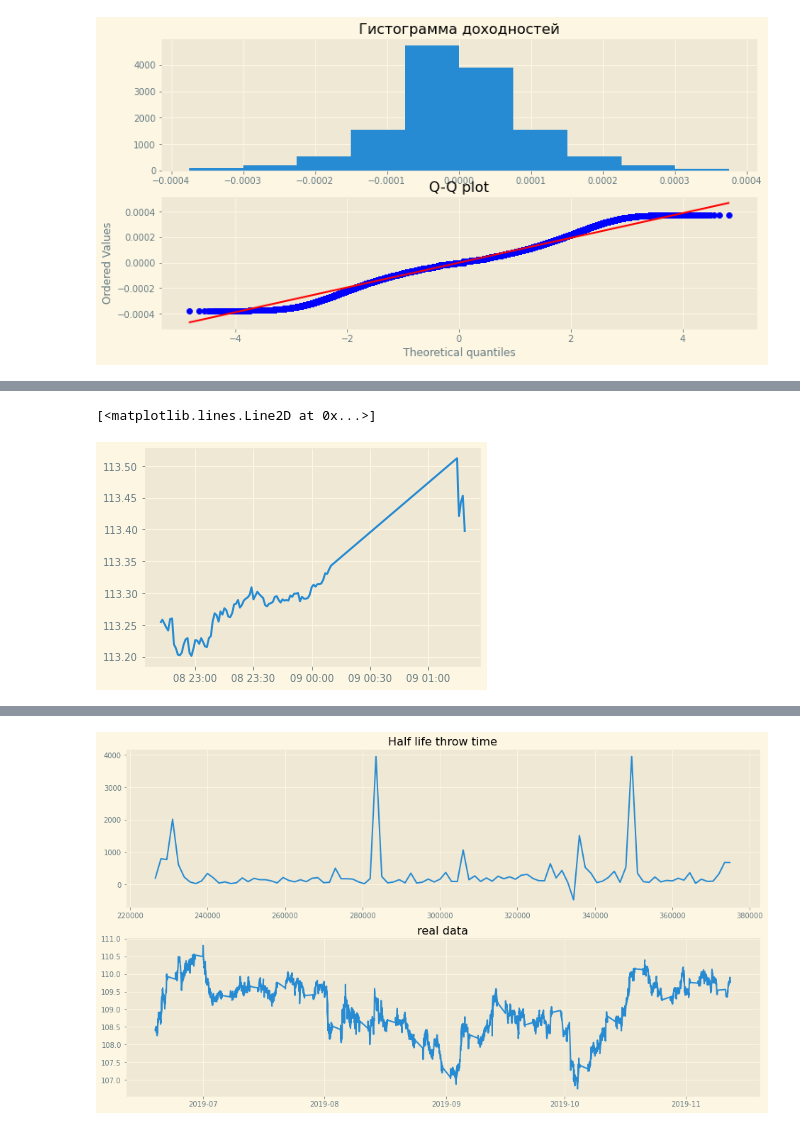
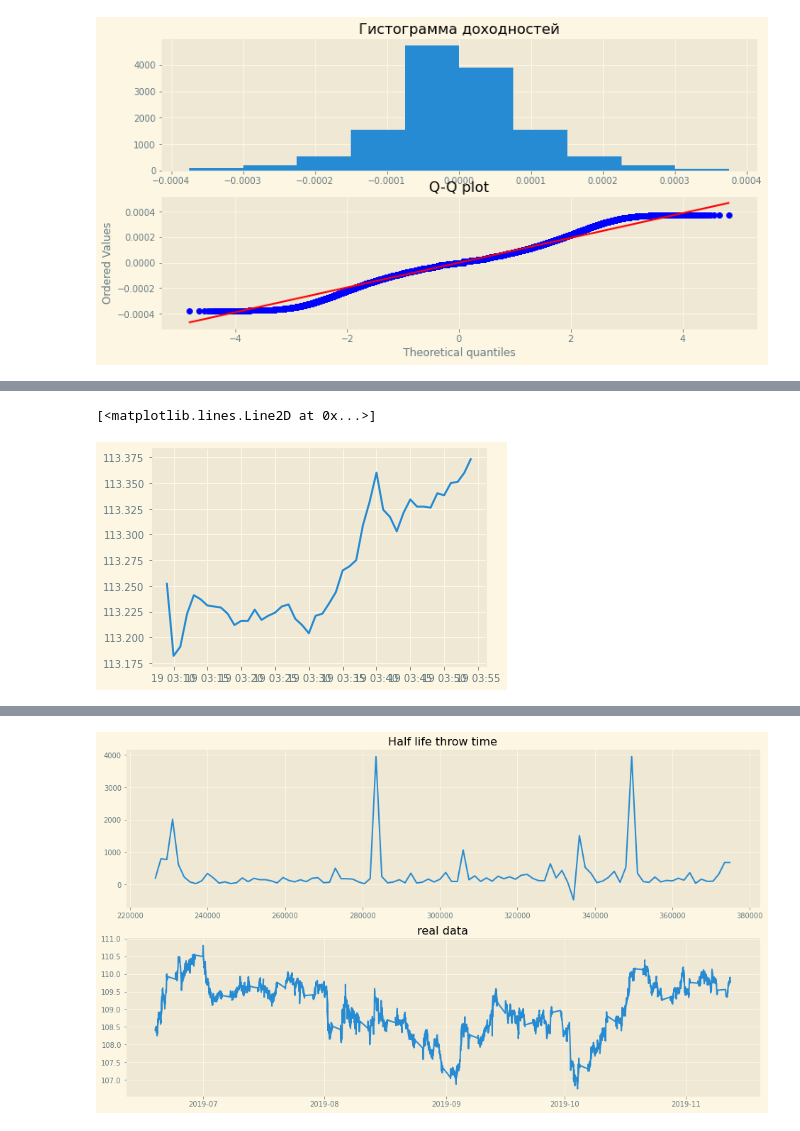
Before and after one commit to Molozey/algo-andrii, a Jupyter notebook: MeanReversion/mainPlusHalfLife.ipynb, the cells around one changed output, grey strips where cells are left out. Saved outputs shown, nothing was run; the diff lists cells and outputs as text; code cells hidden in the pictures.

```diff
--- a/MeanReversion/mainPlusHalfLife.ipynb
+++ b/MeanReversion/mainPlusHalfLife.ipynb
@@ -481,21 +481,21 @@ closePos = close_position(arrowIndex=openPOS['openIndex'], recursionFilter=0, op
 RESULT.append({**openPOS, **closePos})
 openPOS = closePos['closeIndex']
 
-for i in tqdm(range(2)):
+for i in tqdm(range(350)):
     while type(openPOS) is not dict:
             openPOS = open_position(arrowIndex=openPOS, recursionFilter=0, dataTuple=openStore, params=startParams)
 
     startParams = openPOS["params"]
     openPOS = openPOS["openDict"]
-    print(startParams)
+
+    cookedDataLocal = cook_data(df=cookedData, params=startParams)
+
+    holdStore = {"LowTuple": cookedDataLocal.low, "HighTuple": cookedDataLocal.high, "OpenTuple": cookedDataLocal.open,
+             "LightMeanTuple": cookedDataLocal.rollMean, "FatMeanTuple": cookedDataLocal.fatMean,
+             "logTuple": cookedDataLocal.logOpenPrice, "retTuple": cookedDataLocal.retOpenPrice}
 
     closePos = int(openPOS['openIndex'] + 1)
     indicatorVR = False
-    cookedDataLocal = cook_data(df=cookedData.copy().iloc[closePos - startParams["fatRollingMean"]: closePos + 10_000], params=startParams)
-    print(cookedDataLocal)
-    holdStore = {"LowTuple": cookedDataLocal.low, "HighTuple": cookedDataLocal.high, "OpenTuple": cookedDataLocal.open,
-             "LightMeanTuple": cookedDataLocal.rollMean, "FatMeanTuple": cookedDataLocal.fatMean,
-             "logTuple": cookedDataLocal.logOpenPrice, "retTuple": cookedDataLocal.retOpenPrice}
 
     timeBR = 0
     while type(closePos) is not dict:
@@ -590,8 +588,8 @@ copy_df[(copy_df.typeHolding == 'stopLoss') & (copy_df.profit > 0)]
 # %%
-plt.plot(openStore["HighTuple"].iloc[8265:9269-startParams["restAfterLoss"]])
+plt.plot(openStore["HighTuple"].iloc[47300:48256-startParams["restAfterLoss"]])
 # %% [output]
 [<matplotlib.lines.Line2D at 0x...>]
-[figure, old version]
+[figure, new version]
 # %%
 copy = copy_df.copy()
 copy.index = copy.openIndex
```
Also changed, not shown: parts of 8 cells of this notebook.
